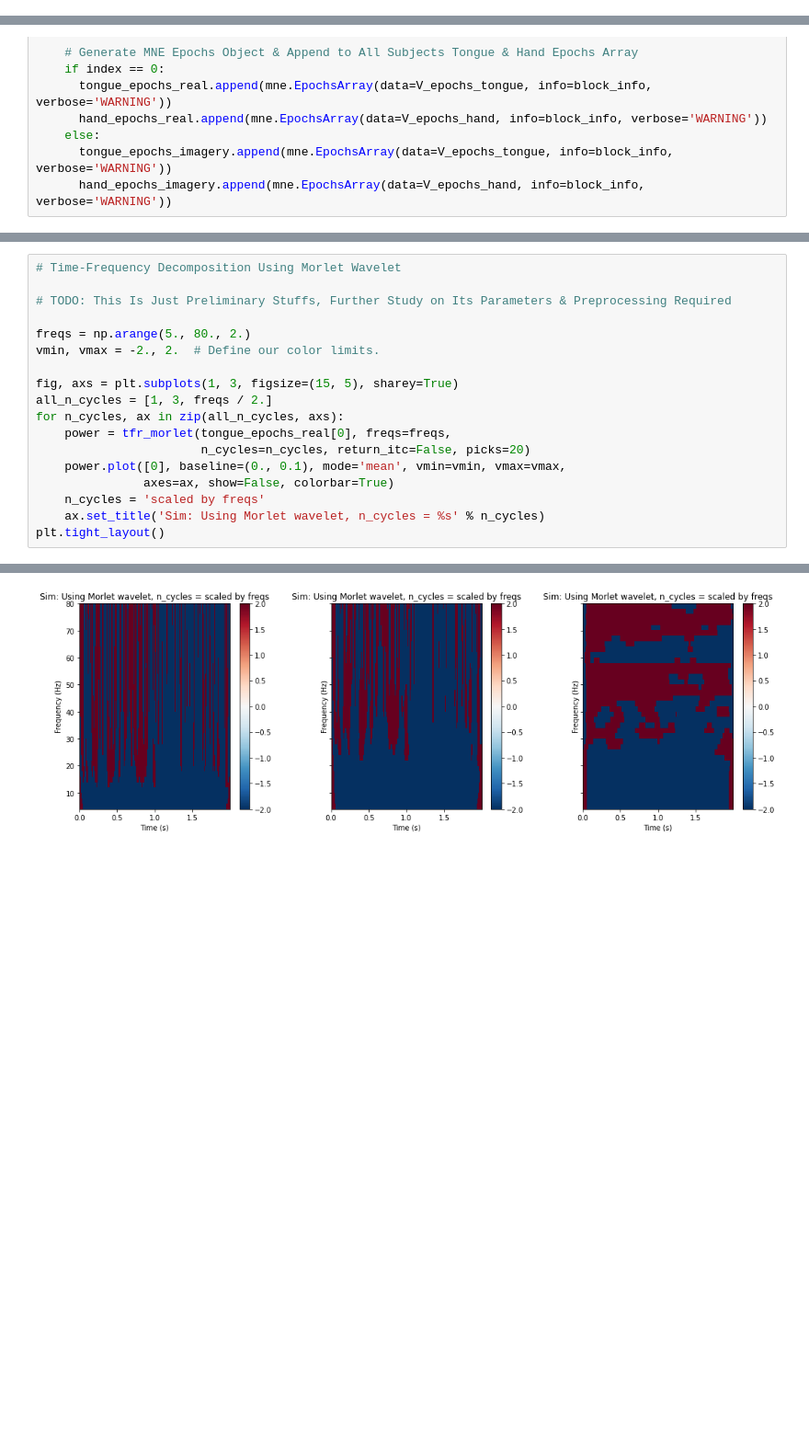
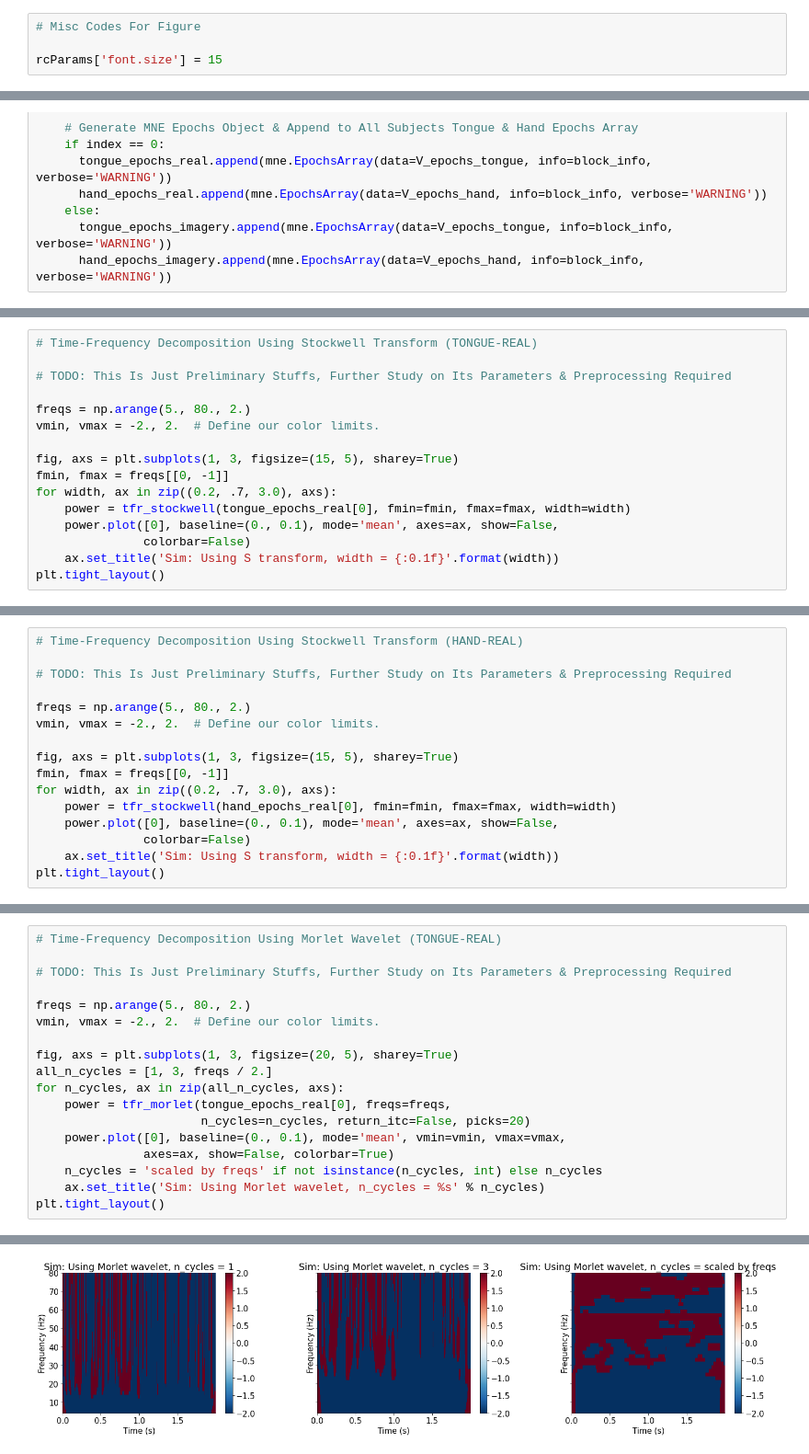
Before and after one commit to Xianhui-He/Raclette-Group-2-ECoG-Motor-Imagery, a Jupyter notebook: Motor_Imagery_Dataset_Data_Wrangling_Preprocessing_Hanif.ipynb, the cells around one changed output, grey strips where cells are left out. Shown at 92% size. Saved outputs shown, nothing was run; the diff lists cells and outputs as text; blank space fills up the shorter version.

```diff
--- a/Motor_Imagery_Dataset_Data_Wrangling_Preprocessing_Hanif.ipynb
+++ b/Motor_Imagery_Dataset_Data_Wrangling_Preprocessing_Hanif.ipynb
@@ -39,6 +39,10 @@ from mne.viz import centers_to_edges
 
 from matplotlib import rcParams
 from matplotlib import pyplot as plt
+# %%
+# Misc Codes For Figure
+
+rcParams['font.size'] = 15
 # %%
 # Load Dataset
 
@@ -150,0 +155,16 @@ tongue.plot();
+# %%
+# Time-Frequency Decomposition Using Stockwell Transform (TONGUE-REAL)
+
+# TODO: This Is Just Preliminary Stuffs, Further Study on Its Parameters & Preprocessing Required
+
+freqs = np.arange(5., 80., 2.)
+vmin, vmax = -2., 2.  # Define our color limits.
+
+fig, axs = plt.subplots(1, 3, figsize=(15, 5), sharey=True)
+fmin, fmax = freqs[[0, -1]]
+for width, ax in zip((0.2, .7, 3.0), axs):
+    power = tfr_stockwell(tongue_epochs_real[0], fmin=fmin, fmax=fmax, width=width)
+    power.plot([0], baseline=(0., 0.1), mode='mean', axes=ax, show=False,
+               colorbar=False)
+    ax.set_title('Sim: Using S transform, width = {:0.1f}'.format(width))
+plt.tight_layout()
@@ -150,0 +176,16 @@ tongue.plot();
+# %%
+# Time-Frequency Decomposition Using Stockwell Transform (HAND-REAL)
+
+# TODO: This Is Just Preliminary Stuffs, Further Study on Its Parameters & Preprocessing Required
+
+freqs = np.arange(5., 80., 2.)
+vmin, vmax = -2., 2.  # Define our color limits.
+
+fig, axs = plt.subplots(1, 3, figsize=(15, 5), sharey=True)
+fmin, fmax = freqs[[0, -1]]
+for width, ax in zip((0.2, .7, 3.0), axs):
+    power = tfr_stockwell(hand_epochs_real[0], fmin=fmin, fmax=fmax, width=width)
+    power.plot([0], baseline=(0., 0.1), mode='mean', axes=ax, show=False,
+               colorbar=False)
+    ax.set_title('Sim: Using S transform, width = {:0.1f}'.format(width))
+plt.tight_layout()
@@ -151,24 +197,24 @@ tongue.plot();
 # %%
-# Time-Frequency Decomposition Using Morlet Wavelet
+# Time-Frequency Decomposition Using Morlet Wavelet (TONGUE-REAL)
 
 # TODO: This Is Just Preliminary Stuffs, Further Study on Its Parameters & Preprocessing Required
 
 freqs = np.arange(5., 80., 2.)
 vmin, vmax = -2., 2.  # Define our color limits.
 
-fig, axs = plt.subplots(1, 3, figsize=(15, 5), sharey=True)
+fig, axs = plt.subplots(1, 3, figsize=(20, 5), sharey=True)
 all_n_cycles = [1, 3, freqs / 2.]
 for n_cycles, ax in zip(all_n_cycles, axs):
     power = tfr_morlet(tongue_epochs_real[0], freqs=freqs,
                        n_cycles=n_cycles, return_itc=False, picks=20)
     power.plot([0], baseline=(0., 0.1), mode='mean', vmin=vmin, vmax=vmax,
                axes=ax, show=False, colorbar=True)
-    n_cycles = 'scaled by freqs'
+    n_cycles = 'scaled by freqs' if not isinstance(n_cycles, int) else n_cycles
     ax.set_title('Sim: Using Morlet wavelet, n_cycles = %s' % n_cycles)
 plt.tight_layout()
 # %% [output]
 Applying baseline correction (mode: mean)
 Applying baseline correction (mode: mean)
 Applying baseline correction (mode: mean)
-[figure, old version]
+[figure, new version]
 # %%
```
Also changed, not shown: parts of 5 cells of this notebook.
